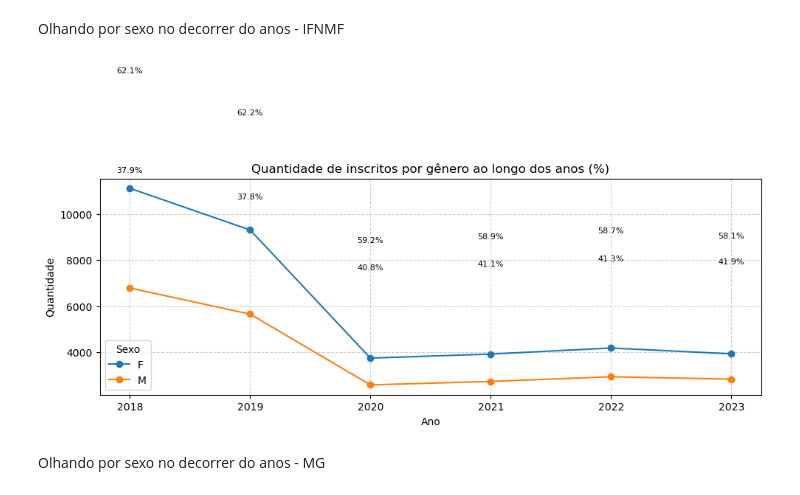
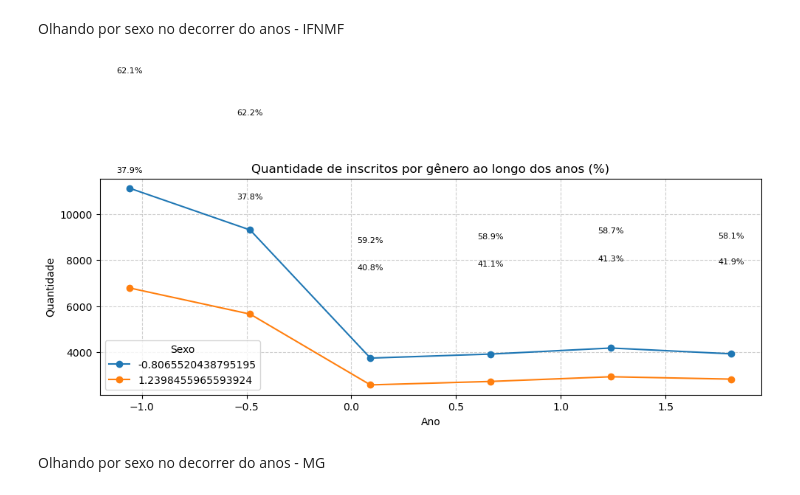
Before and after one commit to NandaLeal/TCC, a Jupyter notebook: TCC.ipynb, the cells around one changed output. Saved outputs shown, nothing was run; the diff lists cells and outputs as text; code cells hidden in the pictures.

```diff
--- a/TCC.ipynb
+++ b/TCC.ipynb
@@ -1199,14 +1198,14 @@ dtype: float64
 ## **TESTANDO ALGUMAS ANALISES**
 Analise das notas do IFNMG
 # %%
-df = pd.read_csv("BASES/ENEM_ORDINAL.csv")
+df_final = pd.read_csv("BASES/ENEM_FINAL.csv")
 
 colunas_notas = ["NU_NOTA_CN", "NU_NOTA_CH", "NU_NOTA_LC", "NU_NOTA_MT", "NU_NOTA_REDACAO"]
 
 estatisticas = pd.DataFrame({
-    "Nota Mínima": df[colunas_notas].min(),
-    "Nota Máxima": df[colunas_notas].max(),
-    "Nota Média": df[colunas_notas].mean()
+    "Nota Mínima": df_final[colunas_notas].min(),
+    "Nota Máxima": df_final[colunas_notas].max(),
+    "Nota Média": df_final[colunas_notas].mean()
 }).T
 
 estatisticas = estatisticas.round(1)
@@ -1325,8 +1316,6 @@ plt.tight_layout()
 # %% [markdown]
 Olhando para as escolas - IFNMG
 # %%
-df = pd.read_csv("BASES/ENEM_ORDINAL.csv")
-
 # Dicionário de mapeamento
 mapa_escola = {
     1: "Não Informado",
@@ -1336,10 +1325,10 @@ mapa_escola = {
 }
 
 # Substituir códigos pelos nomes
-df["TP_ESCOLA"] = df["TP_ESCOLA"].map(mapa_escola)
+df_final["TP_ESCOLA"] = df_final["TP_ESCOLA"].map(mapa_escola)
 
 # Contar quantidade por tipo de escola
-qtd_escola = df["TP_ESCOLA"].value_counts().reindex(mapa_escola.values(), fill_value=0)
+qtd_escola = df_final["TP_ESCOLA"].value_counts().reindex(mapa_escola.values(), fill_value=0)
 
 porcent_escola = (qtd_escola / qtd_escola.sum() * 100).round(2).astype(str) + "%"
 
@@ -1383,35 +1370,33 @@ tabela
 # %% [markdown]
 Olhando por sexo no decorrer do anos - IFNMF
 # %%
-df = pd.read_csv("BASES/ENEM_ORDINAL.csv")
-
 # Agrupar por ano e sexo (F, M)
-df_grouped = df.groupby(["NU_ANO", "TP_SEXO"]).size().reset_index(name="Quantidade")
+df_grouped = df_final.groupby(["NU_ANO", "TP_SEXO"]).size().reset_index(name="Quantidade")
 
 # Calcular o total de inscritos por ano
 totais_ano = df_grouped.groupby("NU_ANO")["Quantidade"].transform("sum")
 
 # Calcular percentual
 df_grouped["Percentual"] = (df_grouped["Quantidade"] / totais_ano) * 100
 
 # Plot
 plt.figure(figsize=(10,6))
 for sexo in df_grouped["TP_SEXO"].unique():
     subset = df_grouped[df_grouped["TP_SEXO"] == sexo]
     plt.plot(subset["NU_ANO"], subset["Quantidade"], marker="o", label=sexo)
     # Adicionar porcentagem acima dos pontos
     for x, y, p in zip(subset["NU_ANO"], subset["Quantidade"], subset["Percentual"]):
         plt.text(x, y+5000, f"{p:.1f}%", ha="center", fontsize=8)
 
 plt.xlabel("Ano")
 plt.ylabel("Quantidade")
 plt.title("Quantidade de inscritos por gênero ao longo dos anos (%)")
 plt.legend(title="Sexo")
 plt.grid(True, linestyle="--", alpha=0.6)
 plt.tight_layout()
 plt.show()
 # %% [output]
-[figure, old version]
+[figure, new version]
 # %% [markdown]
 Olhando por sexo no decorrer do anos - MG
 # %%
```
Also changed, not shown: parts of 15 cells of this notebook.
